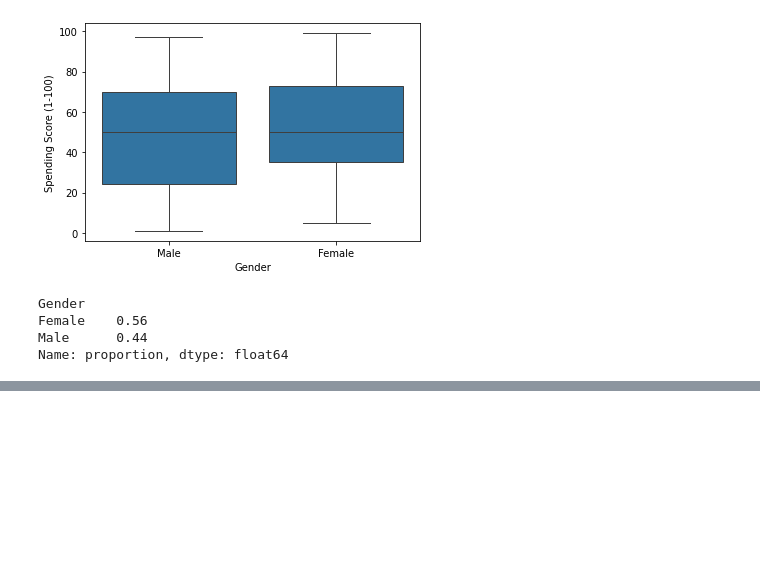
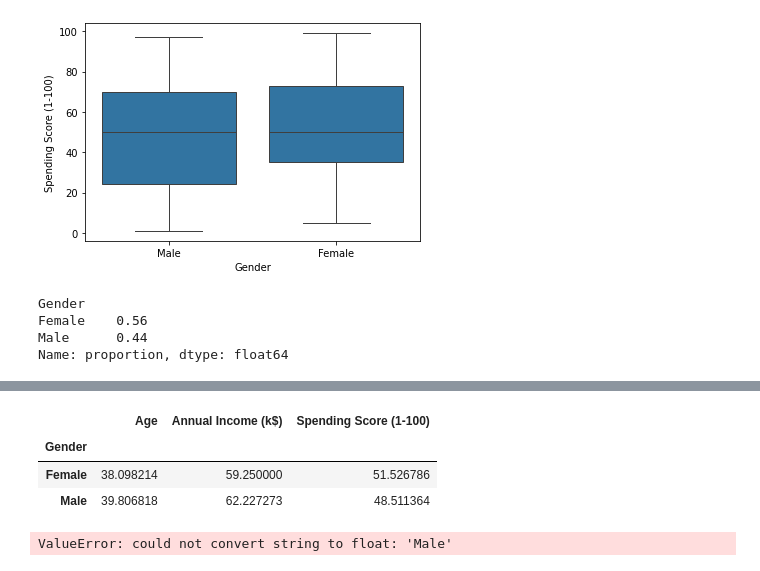
Before and after one commit to Edna722/Machine-Learning, a Jupyter notebook: Machine Learning Project.ipynb, the cells around one changed output, grey strips where cells are left out. Cells and saved outputs as stored; diff of their text form; code cells hidden in the pictures; blank space fills up the shorter version.

```diff
--- a/Machine Learning Project.ipynb
+++ b/Machine Learning Project.ipynb
@@ -90,0 +103,12 @@ Name: proportion, dtype: float64
+# %%
+customer_data.groupby(['Gender'])[['Age', 'Annual Income (k$)',
+                                  'Spending Score (1-100)']].mean()
+# %% [output]
+|  | Age | Annual Income (k$) | Spending Score (1-100) |
+| Gender |  |  |  |
+| Female | 38.098214 | 59.250000 | 51.526786 |
+| Male | 39.806818 | 62.227273 | 48.511364 |
+# %%
+customer_data.corr( ['Age','Annual Income (k$)','Spending Score (1-100)'])
+# %% [output]
+ValueError: could not convert string to float: 'Male'
```
Also changed, not shown: parts of 3 cells of this notebook.
